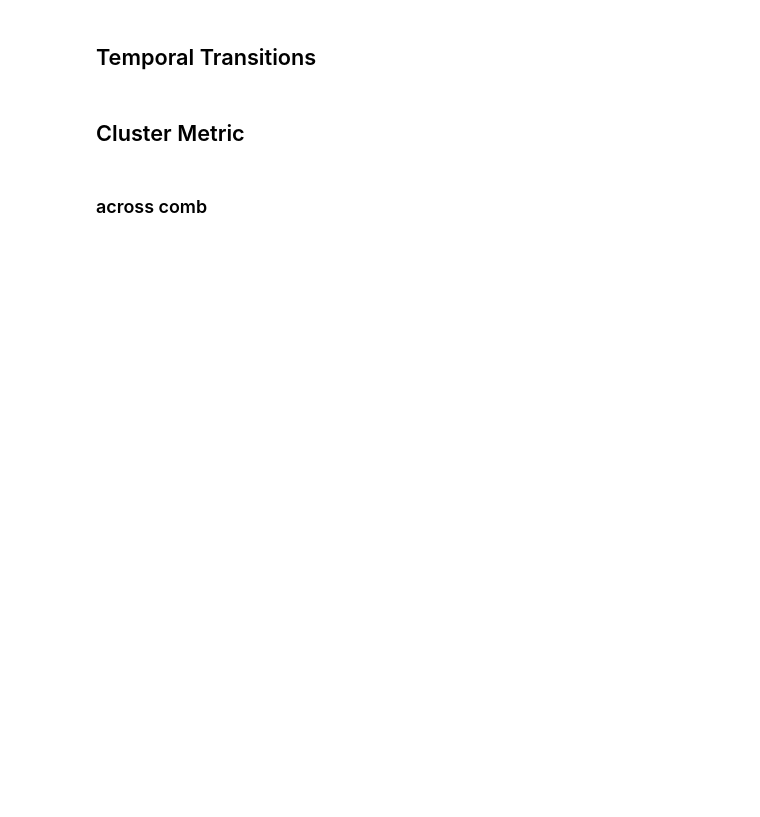
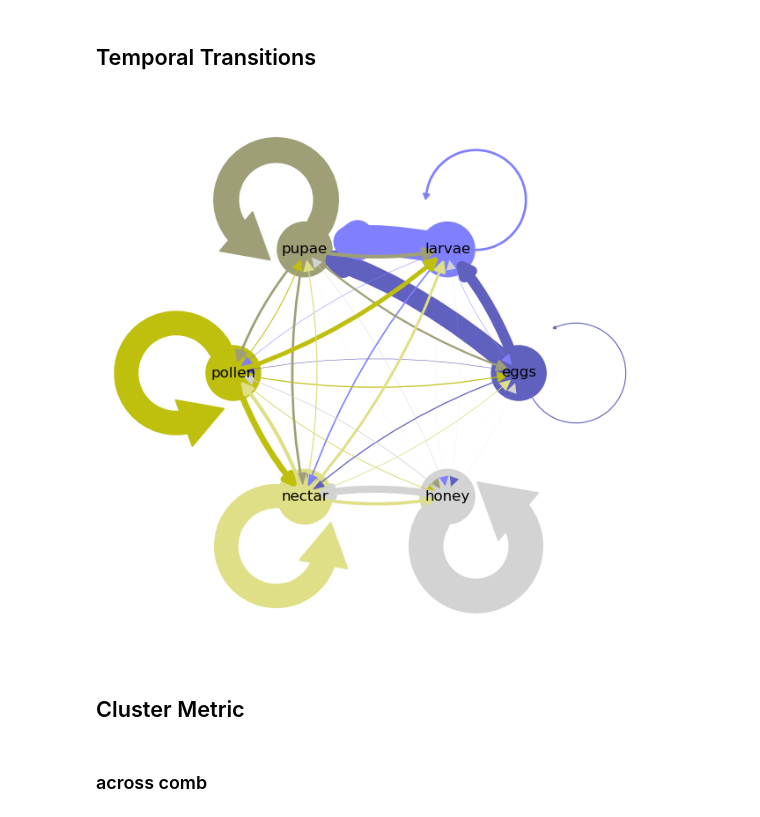
Before and after one commit to jgraving/HoneybeeNestMorphogenesis, a Jupyter notebook: CombContent_Analysis.ipynb, the cells around one changed output. Cells and saved outputs as stored; diff of their text form; code cells hidden in the pictures; blank space fills up the shorter version.

```diff
--- a/CombContent_Analysis.ipynb
+++ b/CombContent_Analysis.ipynb
@@ -1935,41 +1920,43 @@ for content in contentlist:
         if content!=nextself:
             df = data[(data['focalcontent']==content)
                         &(data['nextself']==nextself)]
-            g.add_edge(content, nextself, weight=abs(df.nextperc).iloc[0]/3, color=colors[i+1])
+            g.add_edge(content, nextself, weight=abs(df.nextperc)/3, color=colors[i+1])
     i=i+1
 
 c = nx.get_edge_attributes(g,'color').values()
 weights = nx.get_edge_attributes(g,'weight').values()
 
 nc = nx.get_node_attributes(g,'node_color').values()
 sizes = nx.get_node_attributes(g,'size').values()
 
 fig, ax = plt.subplots(figsize=(10,8))
 pos = nx.circular_layout(g)
 n = nx.draw_networkx_nodes(g, pos, ax=ax, node_size=list(sizes), node_color=list(nc))
 nx.draw_networkx_labels(g, pos, ax=ax)
 nx.draw_networkx_edges(g, pos, ax=ax, edge_color=c, width=list(weights), connectionstyle='arc3, rad = 0.1', arrows=True, arrowsize=20, alpha=1)
 n.set_zorder(0)
 ax.axis('off')  # Hide axes for cleaner look
 
 # SELF LOOPS #
 
 radius=.7
 theta2_= 265
 angles = 210 + np.arange(0,len(contentlist))*(360/len(contentlist))
 
 for i in range(len(contentlist)):
     df = data[(data['focalcontent']==contentlist[i])
             &(data['nextself']==contentlist[i])]
     x=pos[contentlist[i]][0]
     y=pos[contentlist[i]][1]
     centX,centY = extrapolate_point(0, 0, x, y, .4)
-    lw = abs(df.nextperc).iloc[0]/2
+    lw = abs(df.nextperc)/2
     color = colors[i+1]
     ax = plt.gca()
     draw_arrow_loop(ax, radius, lw, centX, centY, angles[i], theta2_, color)
 
 # plt.savefig(userpath + 'FutureSelf_DD_maxweek10_network_SELF.png', dpi=300, bbox_inches='tight')
+# %% [output]
+[figure, added]
 # %% [markdown]
 ## Cluster Metric
 # %% [markdown]
```
Also changed, not shown: parts of 43 cells of this notebook, 1 other file.
